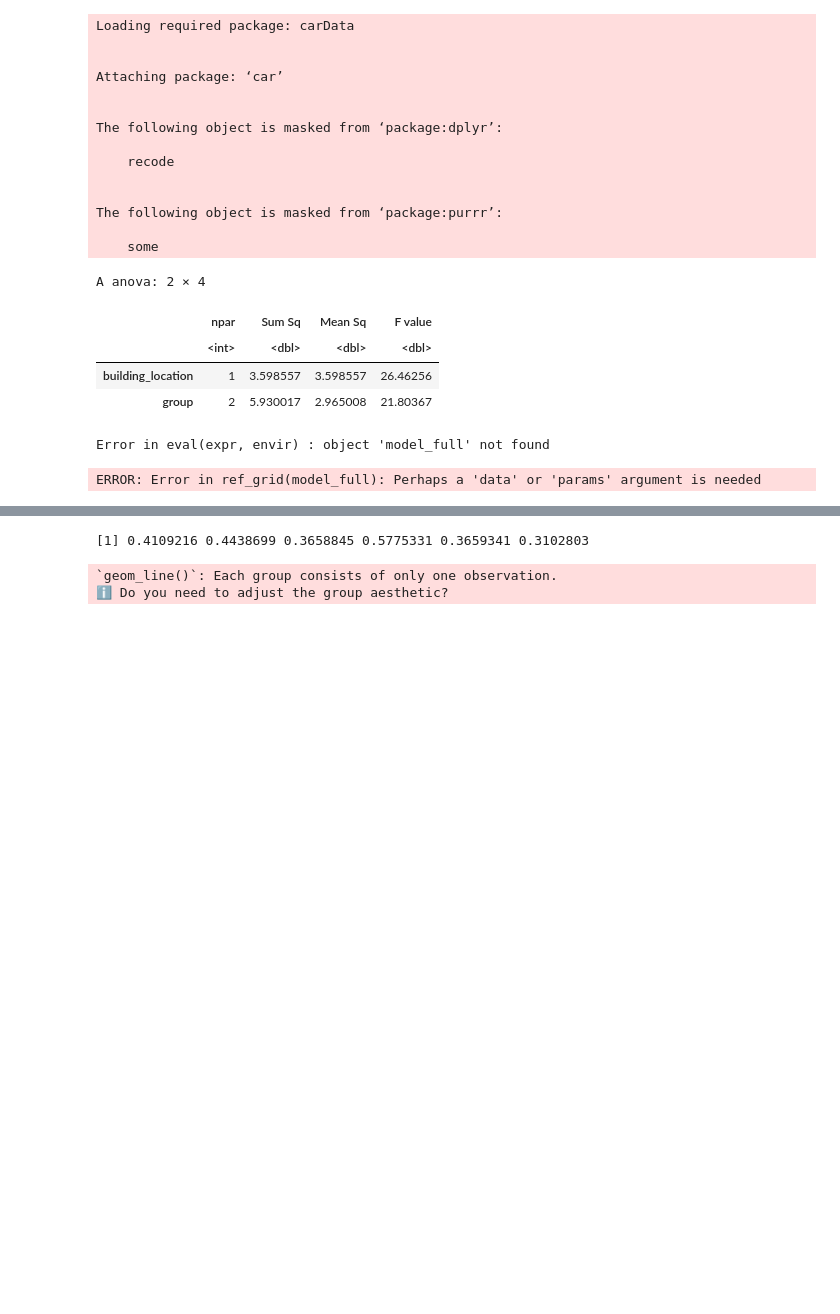
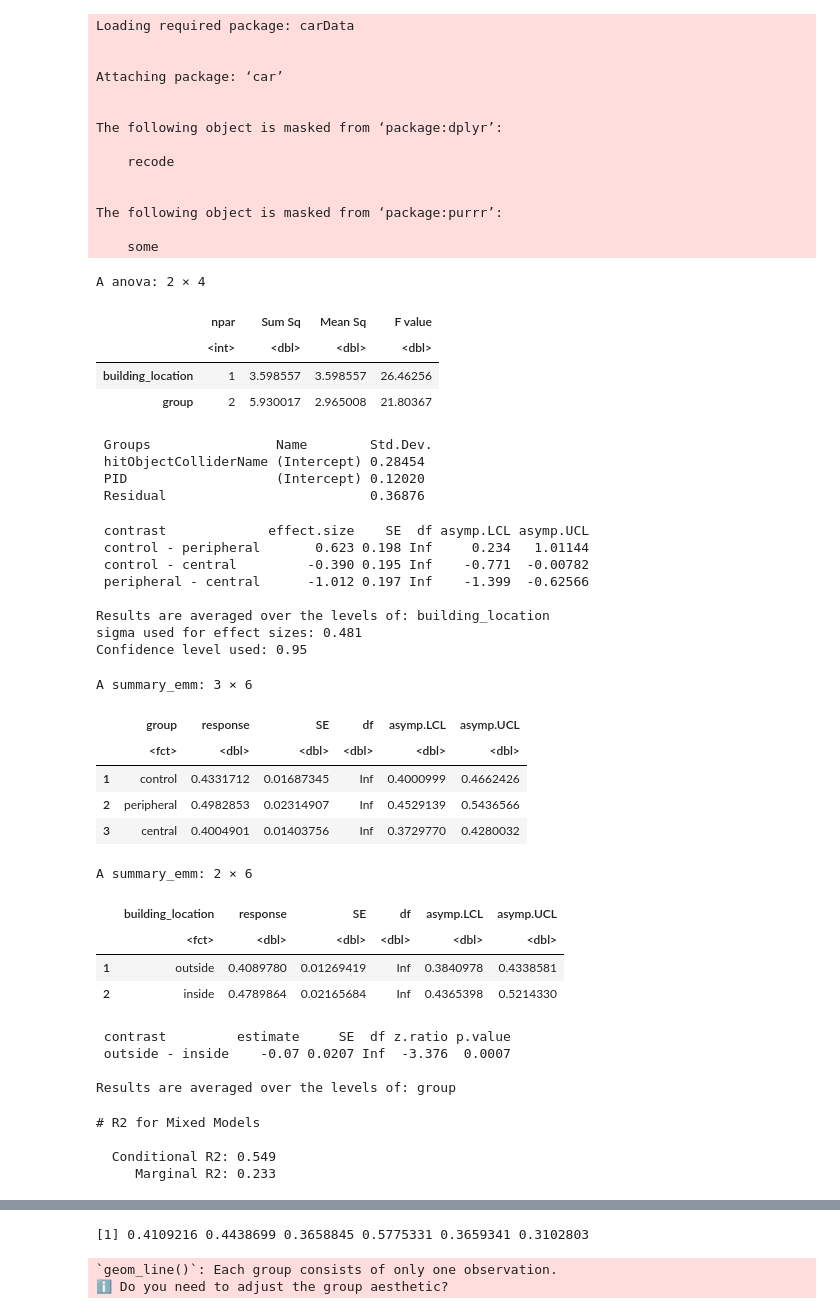
Before and after one commit to SanD94/VReGTrET, a Jupyter notebook: GraphTheory_ET_VR_Westbrueck/Analysis/raw_gaze_analysis/figure_playground.ipynb, the cells around one changed output, grey strips where cells are left out. Saved outputs shown, nothing was run; the diff lists cells and outputs as text; code cells hidden in the pictures; blank space fills up the shorter version.

```diff
--- a/GraphTheory_ET_VR_Westbrueck/Analysis/raw_gaze_analysis/figure_playground.ipynb
+++ b/GraphTheory_ET_VR_Westbrueck/Analysis/raw_gaze_analysis/figure_playground.ipynb
@@ -624,28 +624,57 @@ A anova: 2 × 4
 # %%
 # Create a reference grid
 ref_grid <- ref_grid(model_full)
 # Regrid to transform the reference grid
 # This is particularly useful for gamma models with inverse link
 new_grid <- regrid(ref_grid, transform = "response")
 
 # Now use the transformed grid for emmeans
 emm <- emmeans(new_grid, ~ group)
 emm_building <- emmeans(new_grid, ~ building_location)
 emm_eff <- emmeans(model_full, ~ group)
 emm_building_eff <- emmeans(model_full, ~ building_location)
 
 VarCorr(model_full)
 full_var <- as_tibble(VarCorr(model_full)) %>% pull(sdcor)
 full_sd <- sqrt(sum(full_var^2))
 eff_size(emm_eff, sigma = full_sd, edf = 1822)
 
 # View results
 summary(emm, level = 0.95)
-pairs(emm, adjust = "tukey")
+emm_table_pairs <- pairs(emm, adjust = "tukey") %>% summary()
 
 summary(emm_building)
 pairs(emm_building, adjust = "tukey")
 r2_nakagawa(model_full)
 # %% [output]
-Error in eval(expr, envir) : object 'model_full' not found
+ Groups                Name        Std.Dev.
+ hitObjectColliderName (Intercept) 0.28454
+ PID                   (Intercept) 0.12020
+ Residual                          0.36876
-ERROR: Error in ref_grid(model_full): Perhaps a 'data' or 'params' argument is needed
+ contrast             effect.size    SE  df asymp.LCL asymp.UCL
+ control - peripheral       0.623 0.198 Inf     0.234   1.01144
+ control - central         -0.390 0.195 Inf    -0.771  -0.00782
+ peripheral - central      -1.012 0.197 Inf    -1.399  -0.62566
+
+Results are averaged over the levels of: building_location
+sigma used for effect sizes: 0.481
+Confidence level used: 0.95
+A summary_emm: 3 × 6
+|  | group | response | SE | df | asymp.LCL | asymp.UCL |
+|  | <fct> | <dbl> | <dbl> | <dbl> | <dbl> | <dbl> |
+| 1 | control | 0.4331712 | 0.01687345 | Inf | 0.4000999 | 0.4662426 |
+| 2 | peripheral | 0.4982853 | 0.02314907 | Inf | 0.4529139 | 0.5436566 |
+| 3 | central | 0.4004901 | 0.01403756 | Inf | 0.3729770 | 0.4280032 |
+A summary_emm: 2 × 6
+|  | building_location | response | SE | df | asymp.LCL | asymp.UCL |
+|  | <fct> | <dbl> | <dbl> | <dbl> | <dbl> | <dbl> |
+| 1 | outside | 0.4089780 | 0.01269419 | Inf | 0.3840978 | 0.4338581 |
+| 2 | inside | 0.4789864 | 0.02165684 | Inf | 0.4365398 | 0.5214330 |
+ contrast         estimate     SE  df z.ratio p.value
+ outside - inside    -0.07 0.0207 Inf  -3.376  0.0007
+
+Results are averaged over the levels of: group
+# R2 for Mixed Models
+
+  Conditional R2: 0.549
+     Marginal R2: 0.233
```
Also changed, not shown: parts of 3 cells of this notebook.
